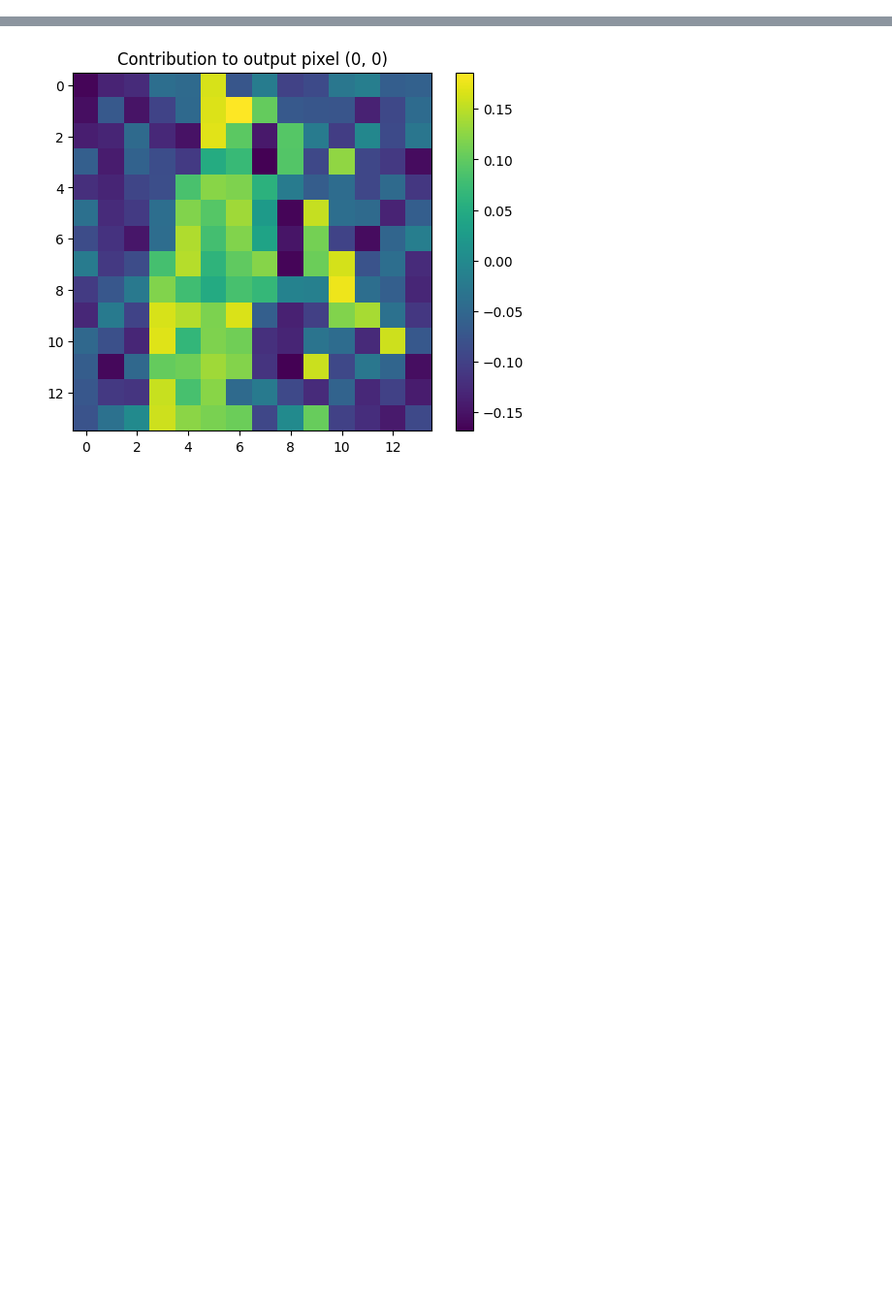
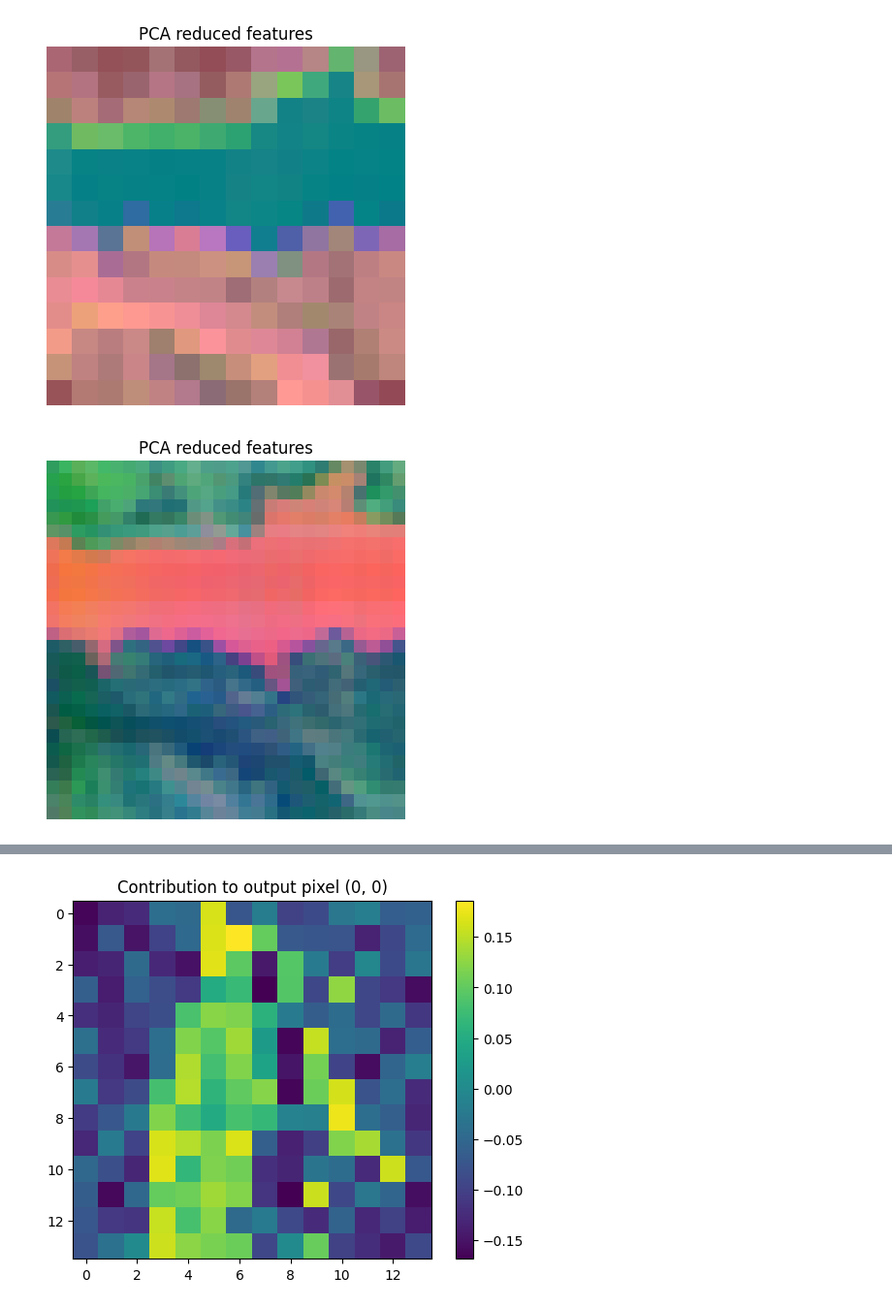
Before and after one commit to edabier/SS-HSU_benchmark, a Jupyter notebook: fm_unmixing.ipynb, the cells around one changed output, grey strips where cells are left out. Shown at 97% size. Drawn from its saved outputs; the diff is of its cells as text; code cells hidden in the pictures; blank space fills up the shorter version.

```diff
--- a/fm_unmixing.ipynb
+++ b/fm_unmixing.ipynb
@@ -66,3 +67,20 @@ else:
 with open(wavelengths_path, "r") as file:
     lines = file.readlines()
     wavelengths = [float(line.strip()) for line in lines if line.strip()]
+# %%
+dofa, Y_init_fm, _ = rsfm.create_fm("DOFA", Y_init_n, size="large", version="v1", path=global_path)
+specaware, _, _ = rsfm.create_fm("SpecAware", Y_init_n, path=global_path)
+
+_, features_dofa = rsfm.extract_f(dofa, Y_init_n, 224, wavelengths)
+_, features_specaware = rsfm.extract_f(specaware, Y_init_n, 224, wavelengths)
+
+D_dofa = int(features_dofa.shape[0])
+alpha_dofa = int(features_dofa.shape[1]**0.5)
+D_specaware = int(features_specaware.shape[0])
+alpha_specaware = int(features_specaware.shape[1]**0.5)
+
+D = D_dofa + D_specaware
+
+plots.plot_pca_features(features_dofa)
+plots.plot_pca_features(features_specaware)
+# %% [output]
@@ -68,0 +88,2 @@ with open(wavelengths_path, "r") as file:
+[figure, added]
+[figure, added]
```
Also changed, not shown: parts of 11 cells of this notebook, 14 other files.
